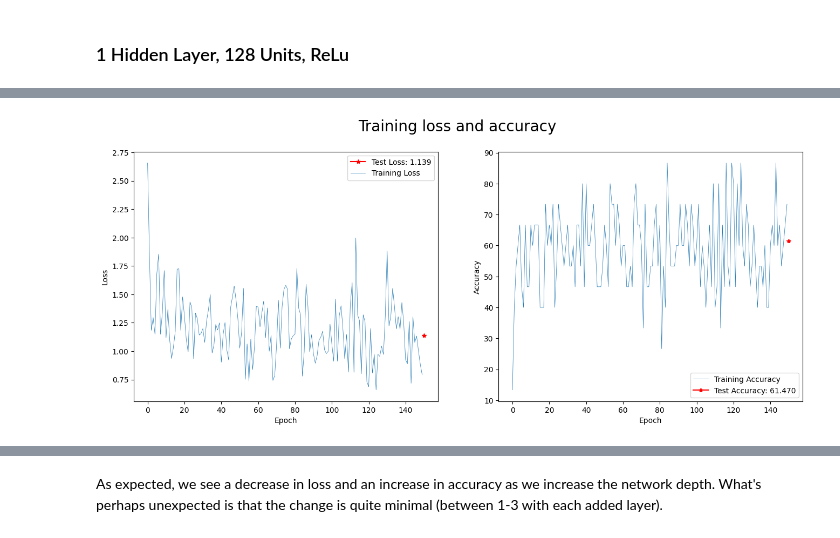
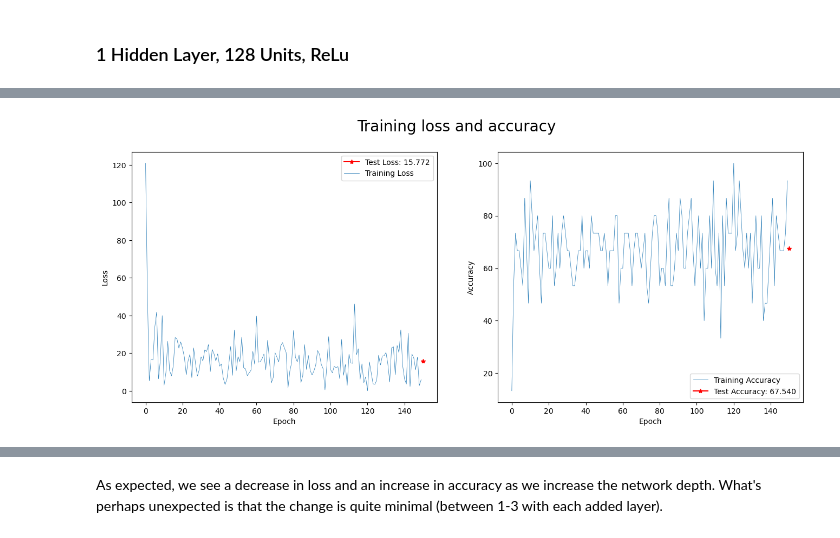
Before and after one commit to PONY1ST-past-semesters/MLP, a Jupyter notebook: ConvNet.ipynb, the cells around one changed output, grey strips where cells are left out. Saved outputs shown, nothing was run; the diff lists cells and outputs as text; code cells hidden in the pictures.

```diff
--- a/ConvNet.ipynb
+++ b/ConvNet.ipynb
@@ -202,17 +204,17 @@ We define the layers that implement this class, which are Linear, ReLu and Softm
 ## TODO: Gradient Checks
 # %%
 class LinearLayer(NeuralNetLayer):
-    def __init__(self, input_size, output_size):
+    def __init__(self, input_size, output_size, weights_varaince, bias_variance):
         super().__init__()
         self.input_size = input_size
         self.output_size = output_size
 
         np.random.seed(42)
-        self.weights = np.random.randn(output_size, input_size) * 0.1
+        self.weights = np.random.randn(output_size, input_size) * weights_varaince
         # randn samples from N(0,1), we want a lower variance to avoid underflow in softmax
 
         np.random.seed(42) # the seed is consumed each time
-        self.bias = np.random.randn(output_size) * 0.1
+        self.bias = np.random.randn(output_size) * bias_variance
 
         self.parameters = [self.weights, self.bias]
         self.cur_input = None
@@ -248,6 +250,9 @@ class SoftMaxLayer(NeuralNetLayer):
         copy = copy - maximum # avoid overflow, result will be the same as -max()'s cancel out
         exps = np.exp(copy)
 
+        exps[exps < 10**(-100)] = 10**(-100)
+        exps[exps > 10**(100)] = 10**(100)
+
         probs = exps / np.sum(exps, axis=-1)[:, None]
         self.cur_probs = probs
         return probs
@@ -402,8 +409,7 @@ MLP.plot = plot
 ### Default Configurations:
 # %%
-HIDDEN_UNITS = 128
-GRADIENT_STEPS = 1500
-batch_size = 15
+hidden_units = 128
+gradient_steps = 1500
 learning_rate = 5e-2
 
 D = X_train.shape[1]
@@ -446,19 +460,23 @@ one_hidden.plot()
 # %%
+batch_size = 15
+weights_varaince, bias_variance = 0.4,0.4
+#np.random.seed(42)
+
 two_hidden = MLP(
-    LinearLayer(D, HIDDEN_UNITS),
+    LinearLayer(D, hidden_units, weights_varaince, bias_variance),
     ReLuLayer(),
 
-    LinearLayer(HIDDEN_UNITS, HIDDEN_UNITS),
+    LinearLayer(hidden_units, hidden_units, weights_varaince, bias_variance),
     ReLuLayer(),
 
-    LinearLayer(HIDDEN_UNITS, C),
+    LinearLayer(hidden_units, C, weights_varaince, bias_variance),
     SoftMaxLayer(),
 
 )
-two_hidden.fit(data_x = X_train, data_y = Y_train, steps = GRADIENT_STEPS,
+two_hidden.fit(data_x = X_train, data_y = Y_train, steps = gradient_steps,
          batch_size = batch_size, learning_rate = learning_rate)
 
 two_hidden.predict(data_x = X_test, data_y = Y_test)
 two_hidden.plot()
 # %% [output]
-[figure, old version]
+[figure, new version]
```
Also changed, not shown: parts of 14 cells of this notebook.
